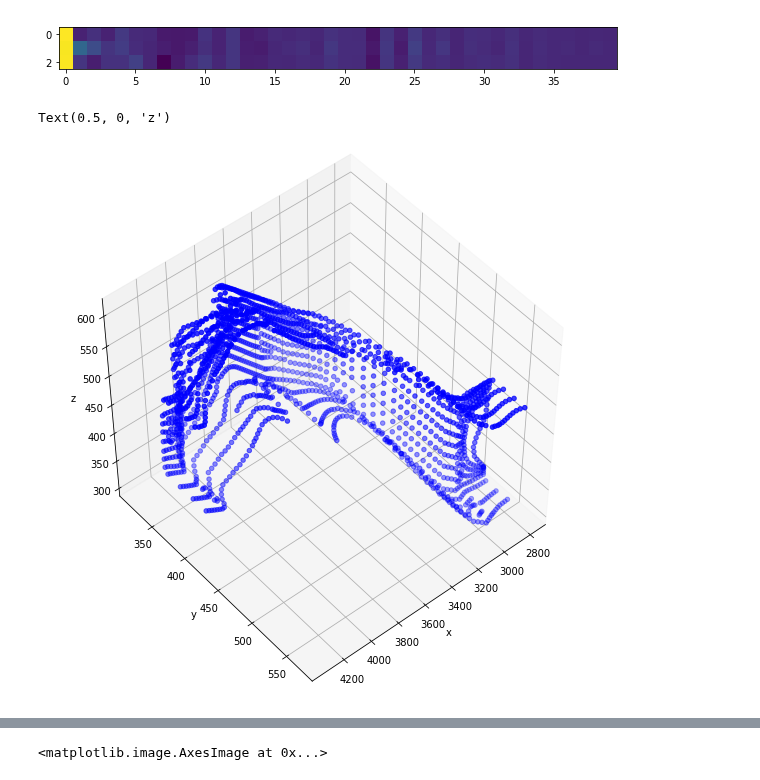
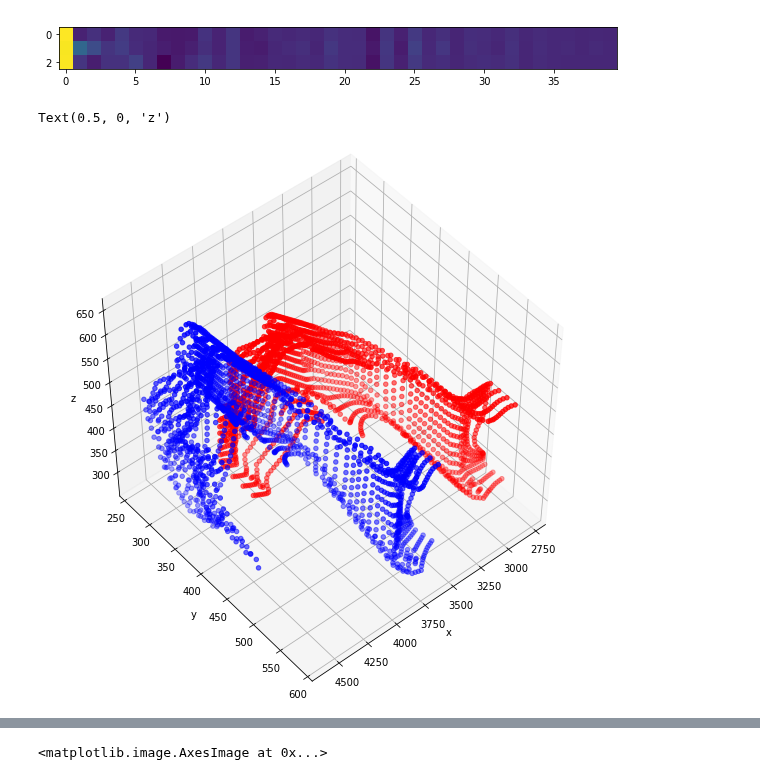
Before and after one commit to abbasloo/dnnAutoEm, a Jupyter notebook: carCrashLBO.ipynb, the cells around one changed output, grey strips where cells are left out. Drawn from its saved outputs; the diff is of its cells as text; code cells hidden in the pictures.

```diff
--- a/carCrashLBO.ipynb
+++ b/carCrashLBO.ipynb
@@ -96,15 +96,19 @@ plt.figure(figsize=(10, 10)); plt.imshow(DATA[0])
 # %%
 db1 = h5py.File(name1 + data[0], 'r')
 ds1 = db1['shape_xyz']
 ds1 = np.asarray(ds1).astype(np.float32)
+db2 = h5py.File(name1 + data[9], 'r')
+ds2 = db2['shape_xyz']
+ds2 = np.asarray(ds2).astype(np.float32)
 fig = plt.figure(figsize=(10, 10))
 ax = fig.add_subplot(111, projection='3d')
-ax.scatter(ds1[0], ds1[1], ds1[2], c='b', marker='o')
+ax.scatter(ds1[0], ds1[1], ds1[2], c='r', marker='o')
+ax.scatter(ds2[0], ds2[1], ds2[2], c='b', marker='o')
 ax.view_init(50, 50)
 ax.set_xlabel('x')
 ax.set_ylabel('y')
 ax.set_zlabel('z')
 # %% [output]
 Text(0.5, 0, 'z')
-[figure, old version]
+[figure, new version]
 # %%
```
Also changed, not shown: parts of 1 cell of this notebook.
